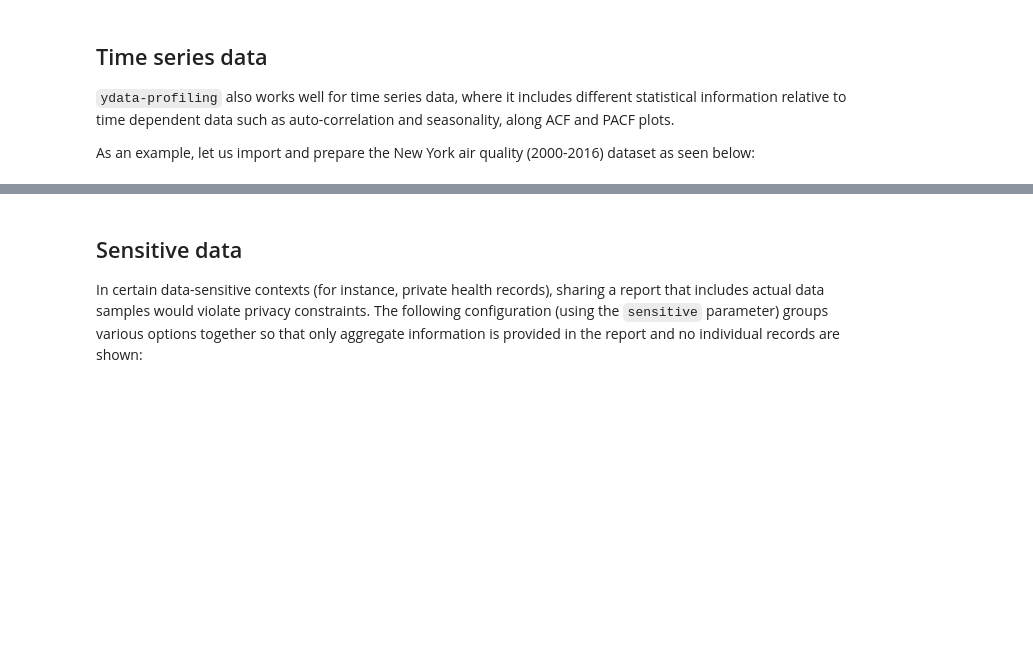
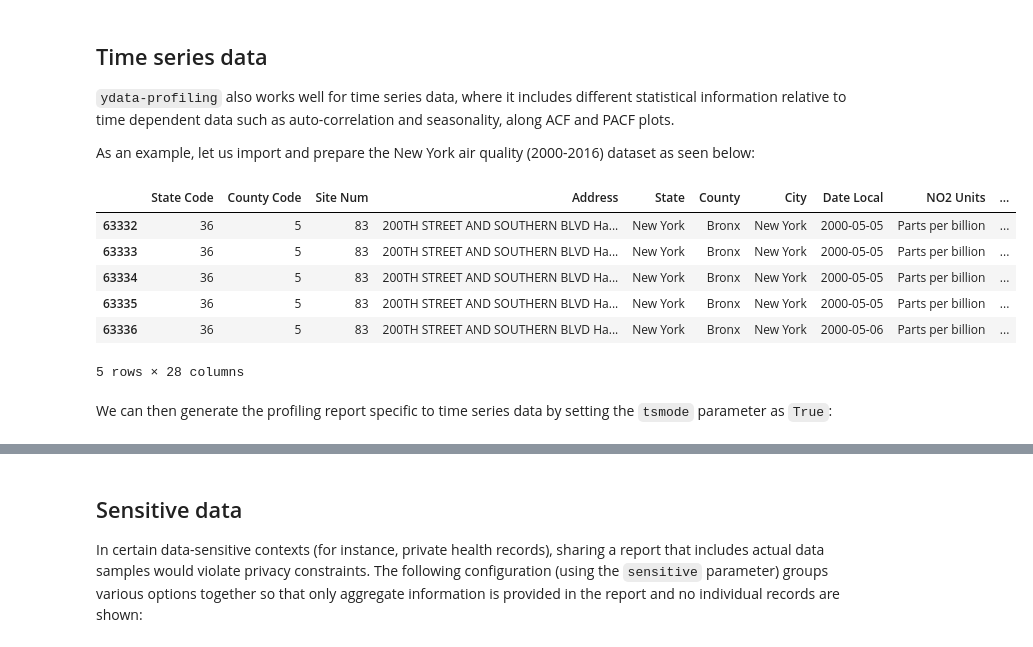
Before and after one commit to kennethleungty/Educative-Advanced-Pandas, a Jupyter notebook: notebooks/Lesson_Notebook_ydata-profiling.ipynb, the cells around one changed output, grey strips where cells are left out. Cells and saved outputs as stored; diff of their text form; code cells hidden in the pictures; blank space fills up the shorter version.

Commit message:
Replace New York dataset

```diff
--- a/notebooks/Lesson_Notebook_ydata-profiling.ipynb
+++ b/notebooks/Lesson_Notebook_ydata-profiling.ipynb
@@ -140,0 +135,19 @@ df_ts = pd.read_csv(file_name,
+# %%
+# Read CSV into pandas
+df_ts = pd.read_csv('https://raw.githubusercontent.com/kennethleungty/Educative-Advanced-Pandas/main/data/csv/New_York_Air_Quality_2010-2016.csv')
+
+# Convert date column to appropriate type
+df_ts['Date Local'] = pd.to_datetime(df_ts['Date Local'])
+
+# View head
+df_ts.head()
+# %% [output]
+|  | State Code | County Code | Site Num | Address | State | County | City | Date Local | NO2 Units | ... |
+| 63332 | 36 | 5 | 83 | 200TH STREET AND SOUTHERN BLVD Ha... | New York | Bronx | New York | 2000-05-05 | Parts per billion | ... |
+| 63333 | 36 | 5 | 83 | 200TH STREET AND SOUTHERN BLVD Ha... | New York | Bronx | New York | 2000-05-05 | Parts per billion | ... |
+| 63334 | 36 | 5 | 83 | 200TH STREET AND SOUTHERN BLVD Ha... | New York | Bronx | New York | 2000-05-05 | Parts per billion | ... |
+| 63335 | 36 | 5 | 83 | 200TH STREET AND SOUTHERN BLVD Ha... | New York | Bronx | New York | 2000-05-05 | Parts per billion | ... |
+| 63336 | 36 | 5 | 83 | 200TH STREET AND SOUTHERN BLVD Ha... | New York | Bronx | New York | 2000-05-06 | Parts per billion | ... |
+5 rows × 28 columns
+# %% [markdown]
+We can then generate the profiling report specific to time series data by setting the `tsmode` parameter as `True`:
```
Also changed, not shown: parts of 4 cells of this notebook, 2 other files.
